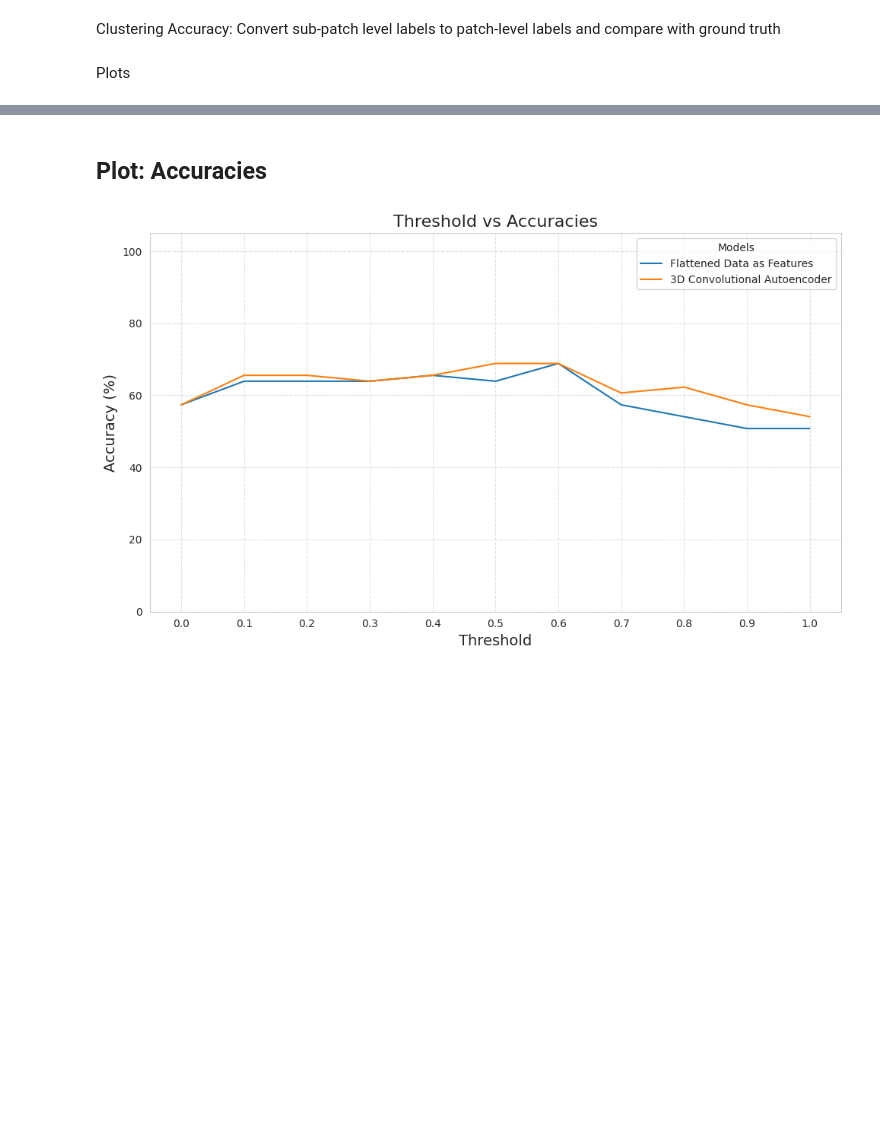
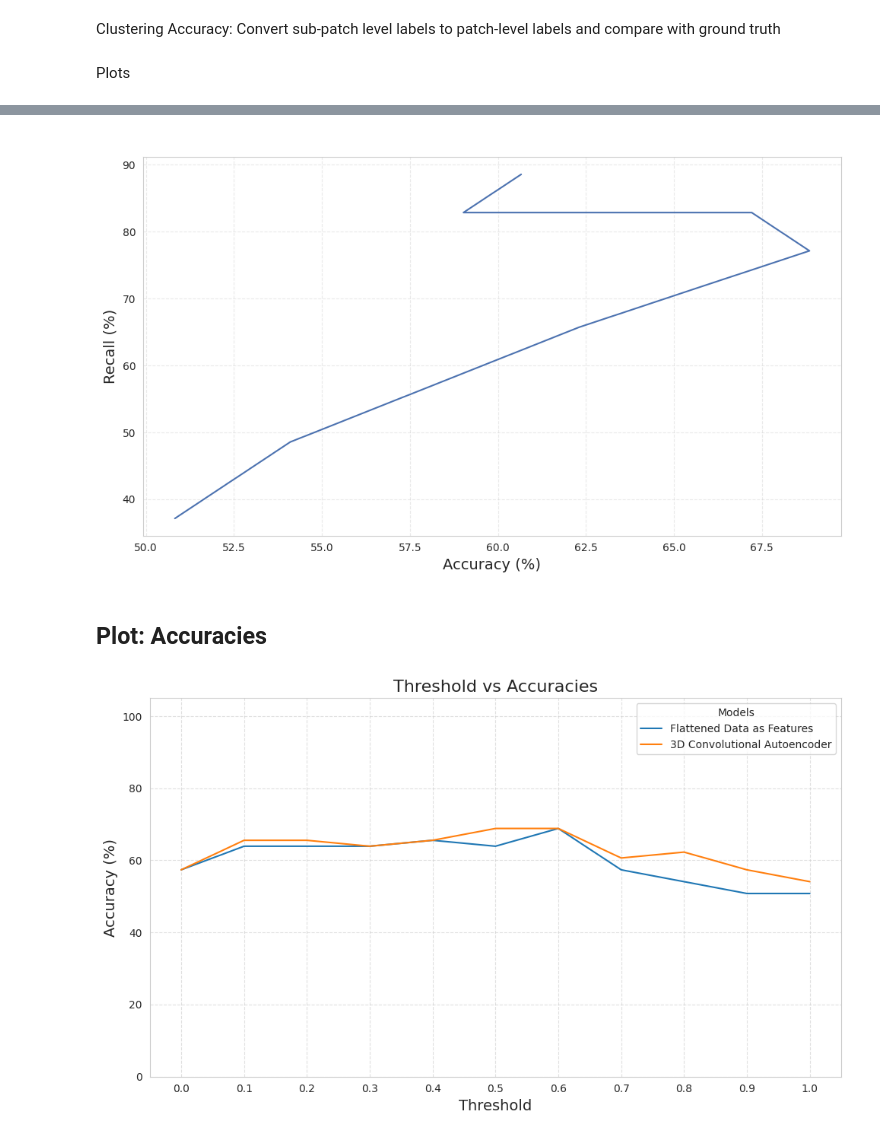
Before and after one commit to bhumikasadbhave/Master-Thesis-SITS, a Jupyter notebook: Experimentation/threshold-experimentation.ipynb, the cells around one changed output, grey strips where cells are left out. Saved outputs shown, nothing was run; the diff lists cells and outputs as text; code cells hidden in the pictures; blank space fills up the shorter version.

```diff
--- a/Experimentation/threshold-experimentation.ipynb
+++ b/Experimentation/threshold-experimentation.ipynb
@@ -410,3 +410,7 @@ plot_threshold_vs_metrics(thresholds, accuracies_3d, recalls_3d, " ")
+# %%
+plot_acc_vs_recall(thresholds, accuracies_3d, recalls_3d, " ")
+# %% [output]
+[figure, added]
 # %% [markdown]
 ## Plot: Accuracies
 # %%
```
Also changed, not shown: parts of 4 cells of this notebook, 6 other files.
